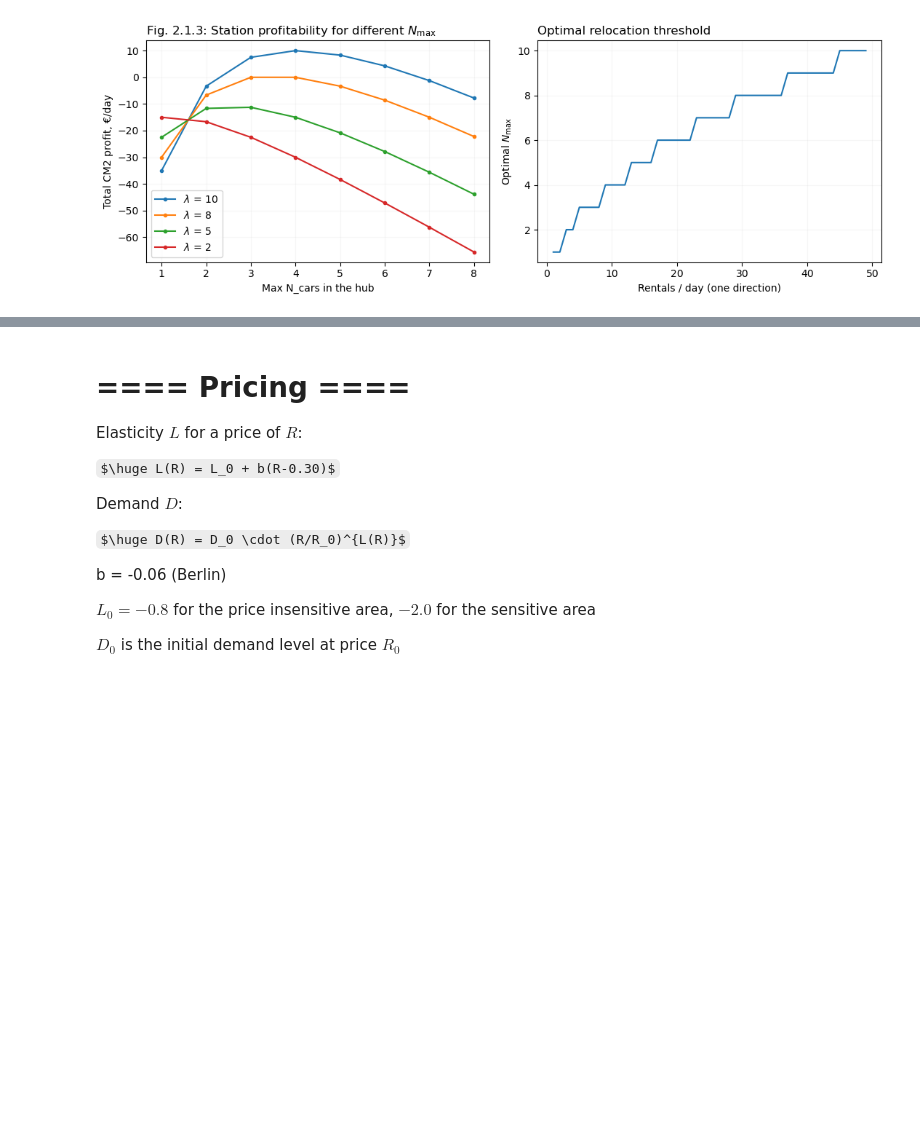
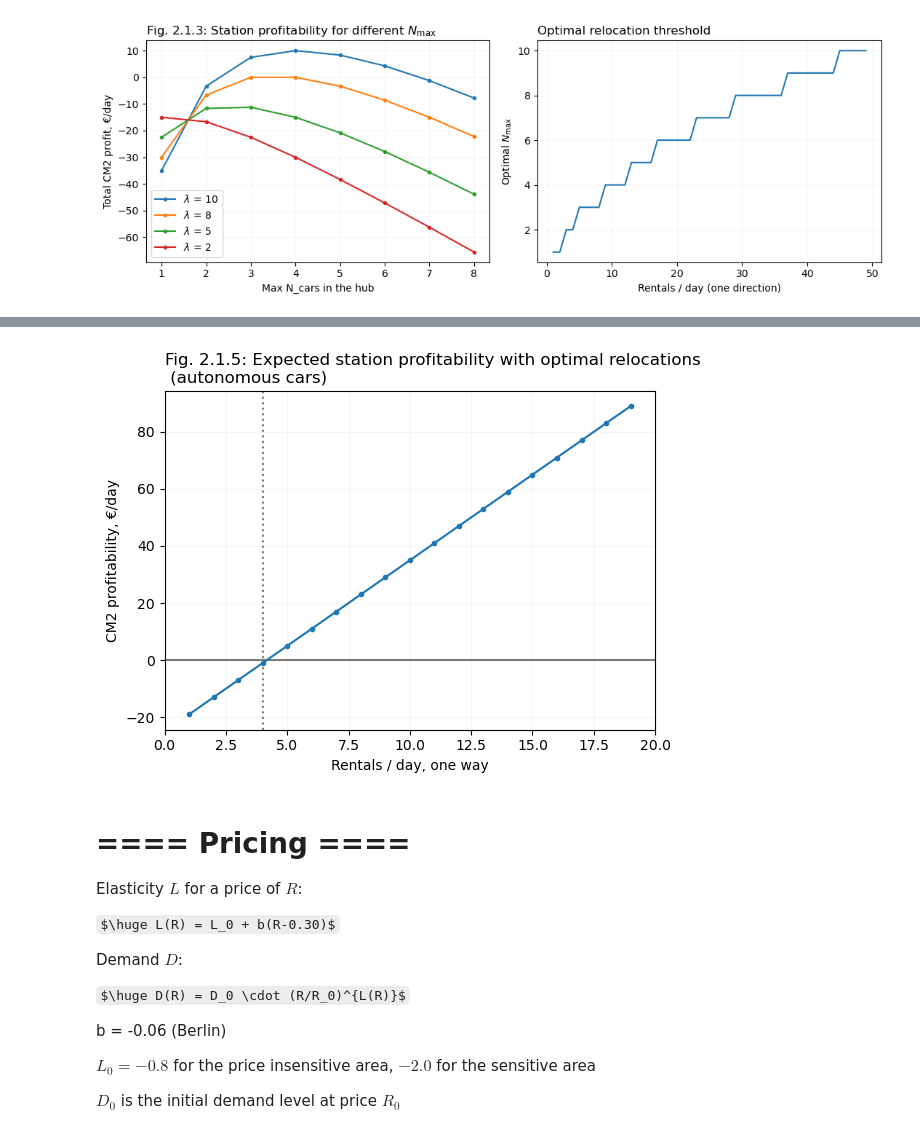
Before and after one commit to khakhalin/carsharing101, a Jupyter notebook: scripts/01natural_01village.ipynb, the cells around one changed output, grey strips where cells are left out. Saved outputs shown, nothing was run; the diff lists cells and outputs as text; code cells hidden in the pictures; some formulas as TeX source; blank space fills up the shorter version.

```diff
--- a/scripts/01natural_01village.ipynb
+++ b/scripts/01natural_01village.ipynb
@@ -366,3 +368,30 @@ plt.savefig("../figures/02relocations_01village_04ideal_profitability.svg", dpi=
+# %%
+# CM2 as a function of volume - for autonomous relocations!
+plt.figure(figsize=(11, 4.5))
+plt.subplot(121)
+
+car_cost = 50  # Assume that autonoous cars are way more expensive
+relo_cost = 3  # But relocation cost now is electricity + amorization
+cm1_trip = 5
+df = (pd.DataFrame({'RENTALS_PER_DAY': range(1,20)})
+      .eval("OPTIMAL_CARS = @optimal_n(RENTALS_PER_DAY, @car_cost, @relo_cost, @cm1_trip)")
+      .eval("CM2_PER_DAY = RENTALS_PER_DAY*(@cm1_trip*2 - (@relo_cost+@cm1_trip)/(1+OPTIMAL_CARS)) " +
+            "- OPTIMAL_CARS/2*@car_cost")
+     )
+
+plt.axhline(0, color='k', alpha=0.5)
+plt.axvline(4, color='k', alpha=0.5, linestyle=":")
+plt.plot(df.RENTALS_PER_DAY, df.CM2_PER_DAY, '.-')
+plt.xlim(0, 20)
+plt.grid(alpha=0.1)
+plt.xlabel('Rentals / day, one way')
+plt.ylabel('CM2 profitability, €/day');
+plt.title("Fig. 2.1.5: Expected station profitability with optimal relocations\n (autonomous cars)", loc='left')
+
+plt.tight_layout()
+plt.savefig("../figures/02relocations_01village_05autonomous.svg", dpi=300)
+# %% [output]
+[figure, added]
 # %% [markdown]
 # ==== Pricing ====
 
```
Also changed, not shown: parts of 2 cells of this notebook, 4 other files.
